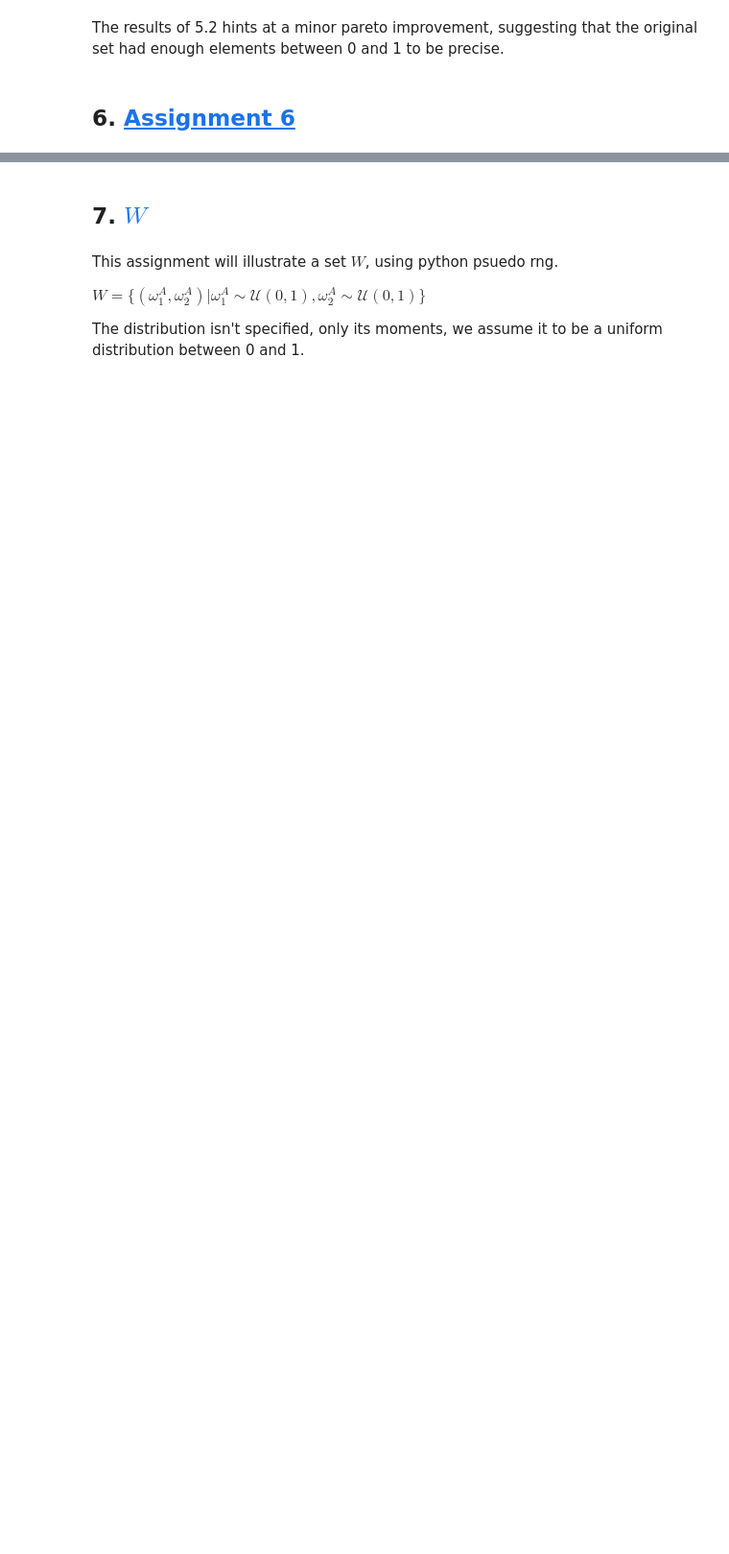
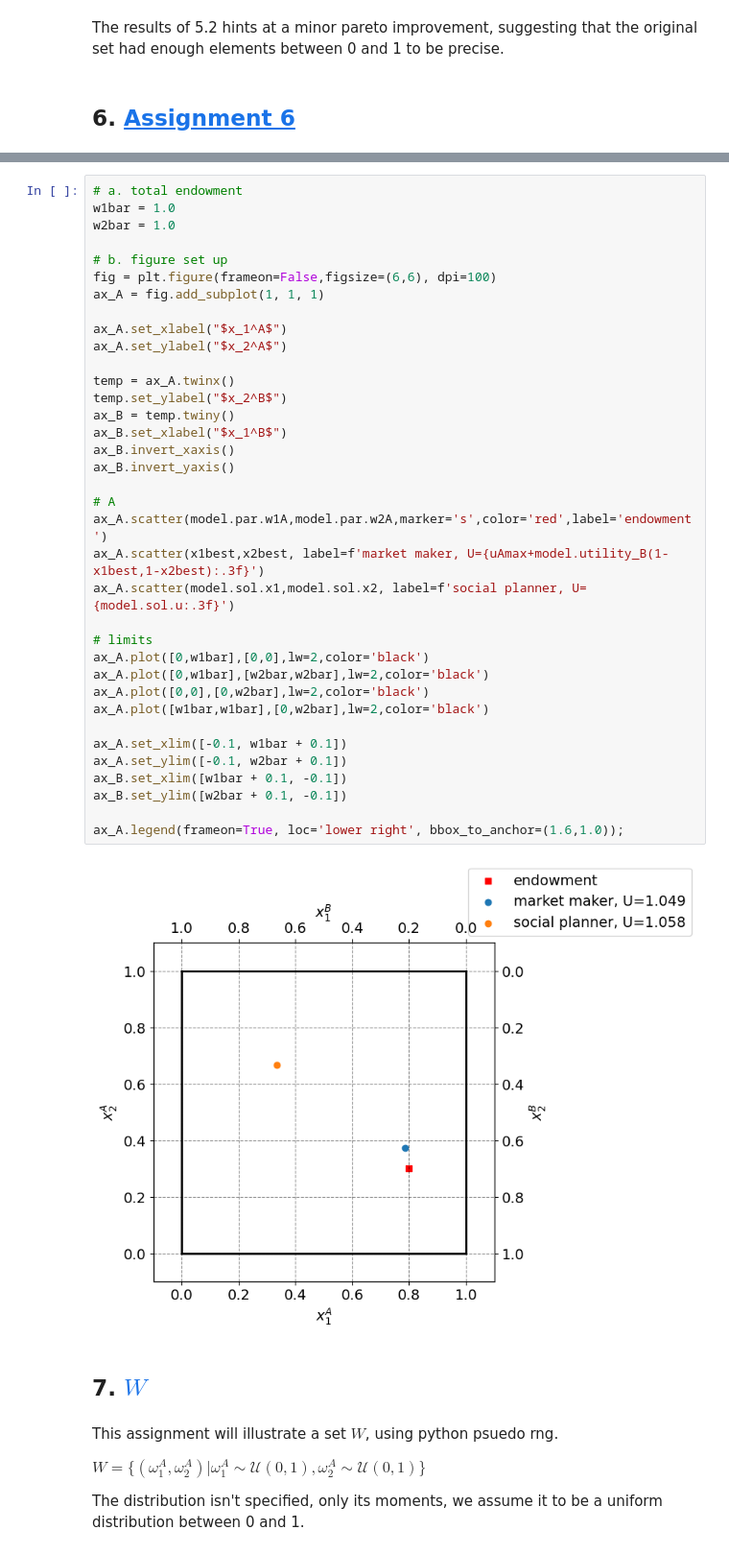
Before and after one commit to NumEconCopenhagen/projects-2024-mathias-mikkel-gabriele, a Jupyter notebook: inauguralproject/InauguralProject2024.ipynb, the cells around one changed output, grey strips where cells are left out. Shown at 96% size. Saved outputs shown, nothing was run; the diff lists cells and outputs as text; blank space fills up the shorter version.

```diff
--- a/inauguralproject/InauguralProject2024.ipynb
+++ b/inauguralproject/InauguralProject2024.ipynb
@@ -323,3 +335,41 @@ The results of 5.2 hints at a minor pareto improvement, suggesting that the orig
+# %%
+# a. total endowment
+w1bar = 1.0
+w2bar = 1.0
+
+# b. figure set up
+fig = plt.figure(frameon=False,figsize=(6,6), dpi=100)
+ax_A = fig.add_subplot(1, 1, 1)
+
+ax_A.set_xlabel("$x_1^A$")
+ax_A.set_ylabel("$x_2^A$")
+
+temp = ax_A.twinx()
+temp.set_ylabel("$x_2^B$")
+ax_B = temp.twiny()
+ax_B.set_xlabel("$x_1^B$")
+ax_B.invert_xaxis()
+ax_B.invert_yaxis()
+
+# A
+ax_A.scatter(model.par.w1A,model.par.w2A,marker='s',color='red',label='endowment')
+ax_A.scatter(x1best,x2best, label=f'market maker, U={uAmax+model.utility_B(1-x1best,1-x2best):.3f}')
+ax_A.scatter(model.sol.x1,model.sol.x2, label=f'social planner, U={model.sol.u:.3f}')
+
+# limits
+ax_A.plot([0,w1bar],[0,0],lw=2,color='black')
+ax_A.plot([0,w1bar],[w2bar,w2bar],lw=2,color='black')
+ax_A.plot([0,0],[0,w2bar],lw=2,color='black')
+ax_A.plot([w1bar,w1bar],[0,w2bar],lw=2,color='black')
+
+ax_A.set_xlim([-0.1, w1bar + 0.1])
+ax_A.set_ylim([-0.1, w2bar + 0.1])
+ax_B.set_xlim([w1bar + 0.1, -0.1])
+ax_B.set_ylim([w2bar + 0.1, -0.1])
+
+ax_A.legend(frameon=True, loc='lower right', bbox_to_anchor=(1.6,1.0));
+# %% [output]
+[figure, added]
 # %% [markdown]
 ## 7. <a id='toc7_'></a>[$W$](#toc0_)
 # %% [markdown]
```
Also changed, not shown: parts of 5 cells of this notebook, 1 other file.
